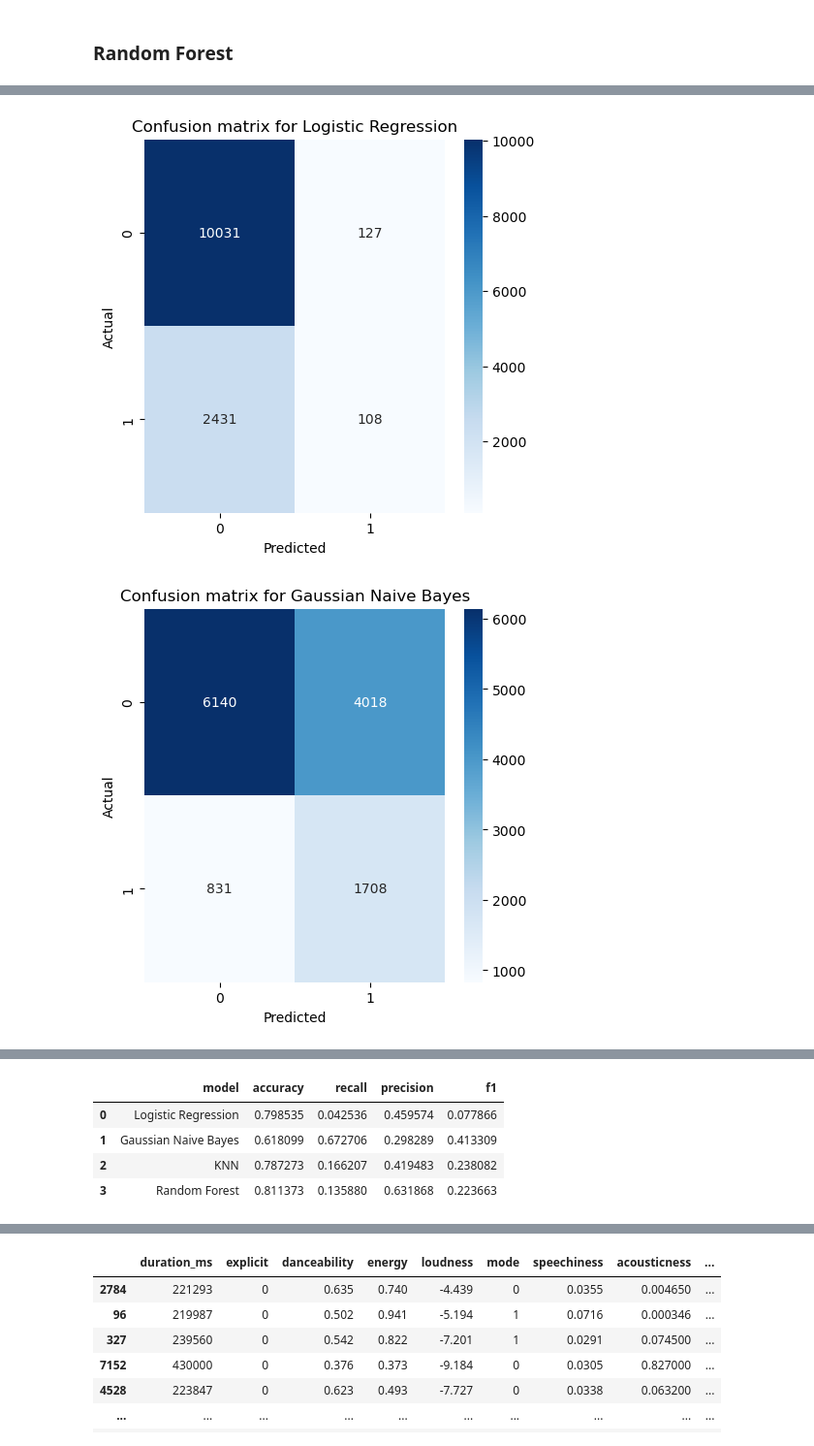
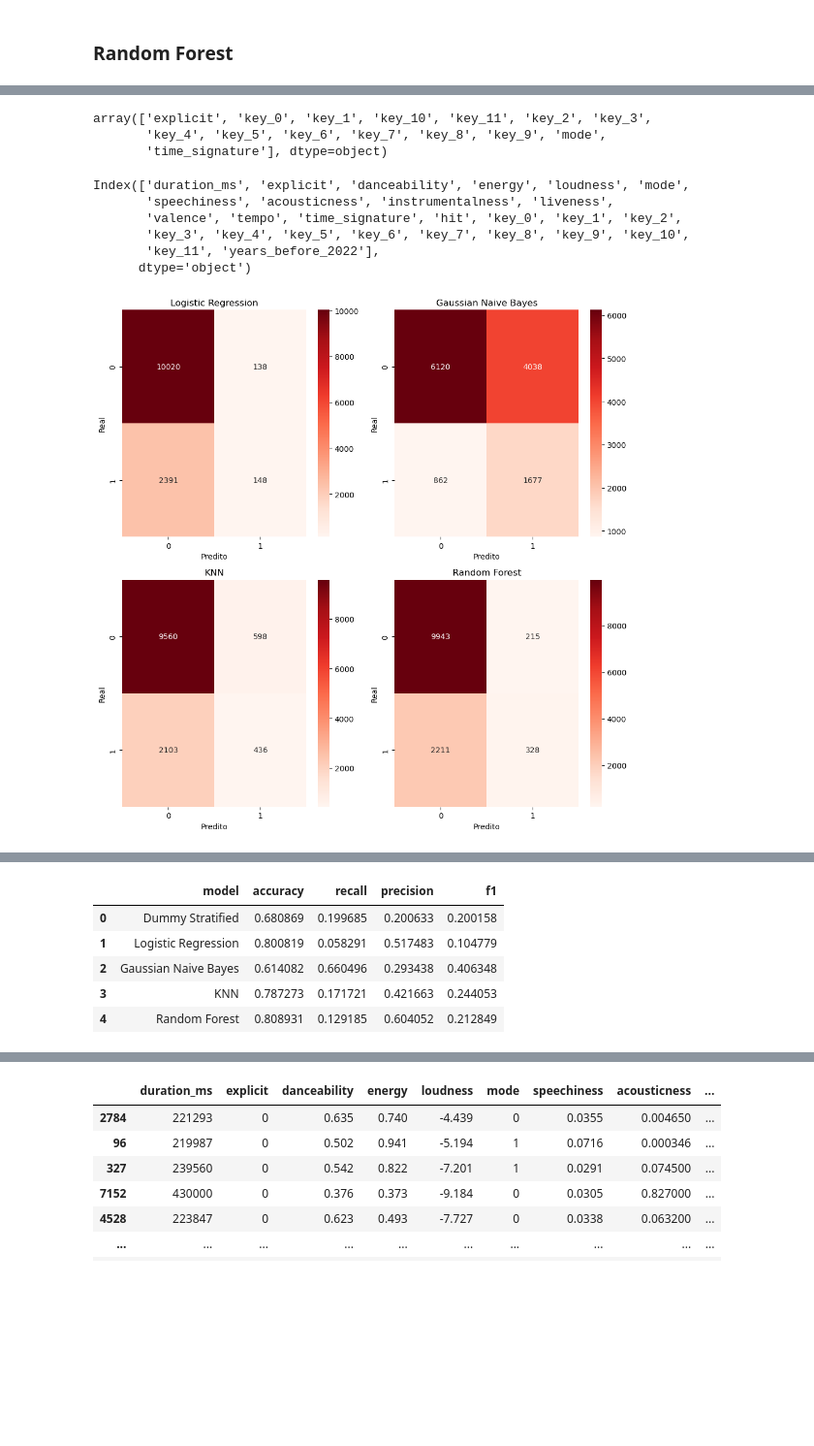
Before and after one commit to xRiku/gp-ufes, a Jupyter notebook: billboard_x_spotify.ipynb, the cells around one changed output, grey strips where cells are left out. Shown at 97% size. Saved outputs shown, nothing was run; the diff lists cells and outputs as text; code cells hidden in the pictures; blank space fills up the shorter version.

Commit message:
Add code with a lot of graphics

```diff
--- a/billboard_x_spotify.ipynb
+++ b/billboard_x_spotify.ipynb
@@ -550,9 +599,7 @@ steps_lr = [('scaler', scaler), ('estimator', lr)]
 pipeline_lr = Pipeline(steps_lr)
 grid_lr = {'estimator__C': [0.01, 0.1, 1, 10, 100]}
 gs_lr = GridSearchCV(estimator=pipeline_lr, param_grid = grid_lr,
-                  scoring='accuracy', cv = 4)
+                  scoring='accuracy', cv = rkf)
 
 gs_lr.fit(hit_song_X, hit_song_y)
 best_model_lr = gs_lr.best_estimator_
-
-models.append((best_model_lr, 'Logistic Regression'))
@@ -581,9 +636,7 @@ steps_knn = [('scaler', scaler), ('estimator', knn)]
 pipeline_knn = Pipeline(steps_knn)
 grid_knn = {'estimator__n_neighbors': [1, 3, 5, 7, 9, 11, 13]}
 gs_knn = GridSearchCV(estimator=pipeline_knn, param_grid = grid_knn,
-                    scoring='accuracy', cv = 4)
+                    scoring='accuracy', cv = rkf)
 
 gs_knn.fit(hit_song_X, hit_song_y)
 best_model_knn = gs_knn.best_estimator_
-
-models.append((best_model_knn, 'KNN'))
@@ -598,9 +657,7 @@ steps_rf = [('scaler', scaler), ('estimator', rf)]
 pipeline_rf = Pipeline(steps_rf)
 grid_rf = {'estimator__n_estimators': [10, 50, 100, 200], 'estimator__max_depth': [10, 100, 1000]}
 gs_rf = GridSearchCV(estimator=pipeline_rf, param_grid = grid_rf,
-                    scoring='accuracy', cv = 4)
+                    scoring='accuracy', cv = rkf)
 
 gs_rf.fit(hit_song_X, hit_song_y)
 best_model_rf = gs_rf.best_estimator_
-
-models.append((best_model_rf, 'Random Forest'))
@@ -606,0 +670,30 @@ models.append((best_model_rf, 'Random Forest'))
+# %%
+import matplotlib.pyplot as plt
+
+# Aqui, supomos que "best_model_rf" seja o seu modelo treinado do RandomForestClassifier
+importances = best_model_rf.named_steps['estimator'].feature_importances_
+
+# Crie um DataFrame para ligar as importâncias com os nomes das características correspondentes
+feature_importances = pd.DataFrame({"feature": hit_song_X.columns, "importance": importances})
+
+# Ordene o DataFrame por importância
+feature_importances = feature_importances.sort_values("importance", ascending=False)
+
+# Crie uma figura e um conjunto de eixos
+fig, ax = plt.subplots()
+plt.subplots_adjust(left=0.15, right=0.95, top=0.95, bottom=0.15)  # Ajusta a posição dos eixos.
+
+# Faça um gráfico de barras com os nomes das características no eixo x e a importância no eixo y
+ax.barh(feature_importances['feature'], feature_importances['importance'], color='b')
+
+# Inverta a ordem do eixo y para que a característica mais importante esteja no topo
+ax.invert_yaxis()
+
+# Defina os rótulos dos eixos
+ax.set_xlabel('Importancia')
+ax.set_ylabel('Feature')
+
+
+#plt.savefig('importances.png', bbox_inches='tight')
+# Mostre o gráfico
+plt.show()
@@ -607 +702,7 @@ models.append((best_model_rf, 'Random Forest'))
+# %%
+feature_importances.loc[feature_importances['importance'] <= 0.01]['feature'].sort_values().unique()
+# %% [output]
+array(['explicit', 'key_0', 'key_1', 'key_10', 'key_11', 'key_2', 'key_3',
+       'key_4', 'key_5', 'key_6', 'key_7', 'key_8', 'key_9', 'mode',
+       'time_signature'], dtype=object)
 # %%
@@ -637,6 +762,14 @@ def evaluate_models(models, X_test, y_test):
+# %%
+hit_song_test_df.columns
+# %% [output]
+Index(['duration_ms', 'explicit', 'danceability', 'energy', 'loudness', 'mode',
+       'speechiness', 'acousticness', 'instrumentalness', 'liveness',
+       'valence', 'tempo', 'time_signature', 'hit', 'key_0', 'key_1', 'key_2',
+       'key_3', 'key_4', 'key_5', 'key_6', 'key_7', 'key_8', 'key_9', 'key_10',
+       'key_11', 'years_before_2022'],
+      dtype='object')
 # %%
-results, predictions = evaluate_models(models, hit_song_test_df.drop('hit', axis=1), hit_song_test_df['hit'])
+results, predictions, confusion_matrices = evaluate_models(models, hit_song_test_df.drop('hit', axis=1), hit_song_test_df['hit'])
 results
 # %% [output]
-[figure, old version]
+[figure, new version]
-[figure, removed]
@@ -645,5 +776,6 @@ results
 |  | model | accuracy | recall | precision | f1 |
-| 0 | Logistic Regression | 0.798535 | 0.042536 | 0.459574 | 0.077866 |
-| 1 | Gaussian Naive Bayes | 0.618099 | 0.672706 | 0.298289 | 0.413309 |
-| 2 | KNN | 0.787273 | 0.166207 | 0.419483 | 0.238082 |
-| 3 | Random Forest | 0.811373 | 0.135880 | 0.631868 | 0.223663 |
+| 0 | Dummy Stratified | 0.680869 | 0.199685 | 0.200633 | 0.200158 |
+| 1 | Logistic Regression | 0.800819 | 0.058291 | 0.517483 | 0.104779 |
+| 2 | Gaussian Naive Bayes | 0.614082 | 0.660496 | 0.293438 | 0.406348 |
+| 3 | KNN | 0.787273 | 0.171721 | 0.421663 | 0.244053 |
+| 4 | Random Forest | 0.808931 | 0.129185 | 0.604052 | 0.212849 |
```
Also changed, not shown: parts of 36 cells of this notebook.
